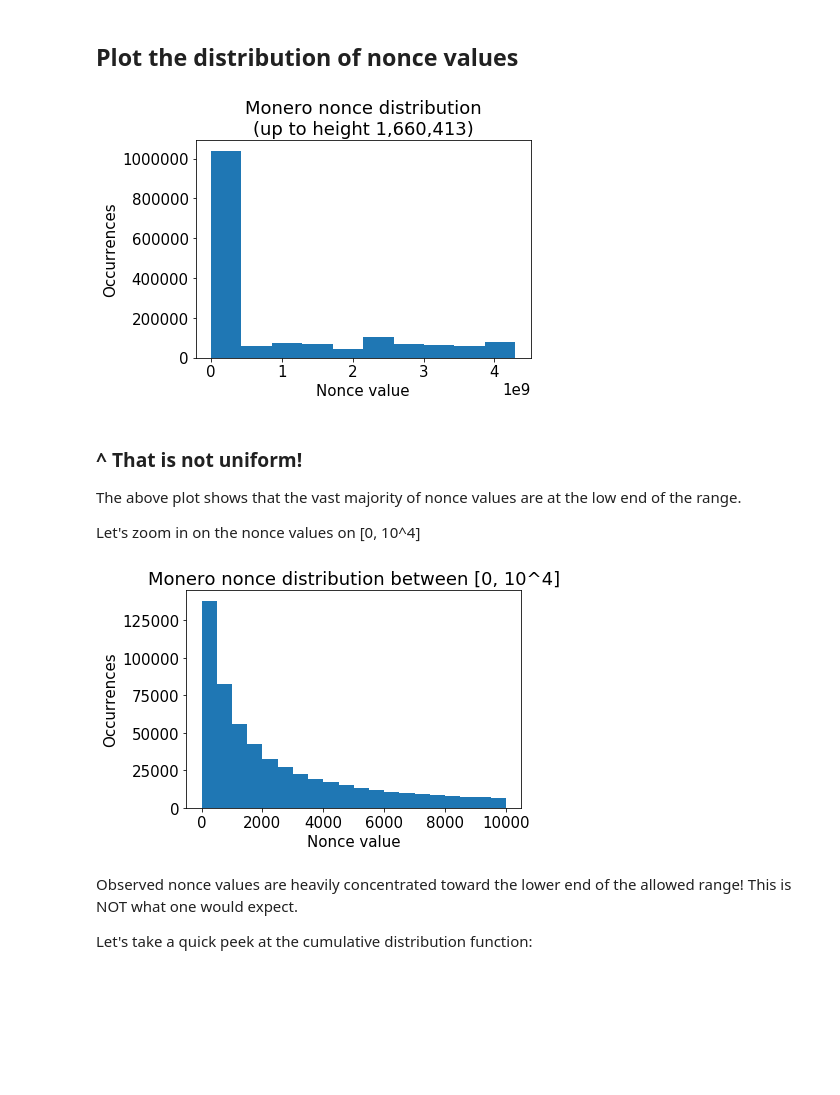
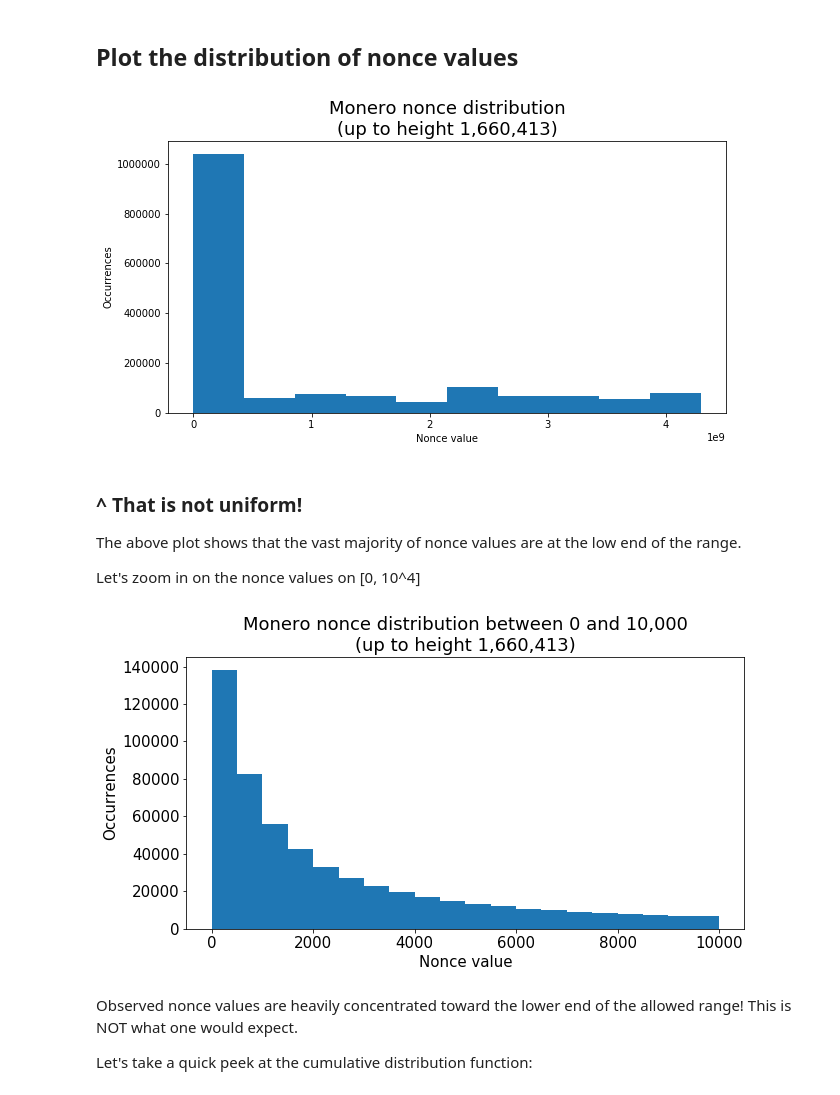
Before and after one commit to noncesense-research-lab/nonce_distribution, a Jupyter notebook: nonce_distribution.ipynb, the cells around one changed output. Drawn from its saved outputs; the diff is of its cells as text; code cells hidden in the pictures; blank space fills up the shorter version.

Commit message:
Updated plots

```diff
--- a/nonce_distribution.ipynb
+++ b/nonce_distribution.ipynb
@@ -46,25 +46,27 @@ df.describe()
 # %% [markdown]
 ## Plot the distribution of nonce values
 # %%
+fig, ax = plt.subplots(figsize=(10, 5))
 plt.rcParams.update({'font.size': 15})
 plt.hist(df.nonce,bins=10);
 plt.title('Monero nonce distribution\n(up to height 1,660,413)');
 plt.ylabel('Occurrences');
 plt.xlabel('Nonce value');
 # %% [output]
-[figure, old version]
+[figure, new version]
 # %% [markdown]
 ### ^ That is not uniform!
 The above plot shows that the vast majority of nonce values are at the low end of the range.
 
 Let's zoom in on the nonce values on [0, 10^4]
 # %%
+fig, ax = plt.subplots(figsize=(10, 5))
 plt.hist(df.nonce[df.nonce<1e4], bins=20);
-plt.title('Monero nonce distribution between [0, 10^4]');
+plt.title('Monero nonce distribution between 0 and 10,000\n(up to height 1,660,413)');
 plt.ylabel('Occurrences');
 plt.xlabel('Nonce value');
 # %% [output]
-[figure, old version]
+[figure, new version]
 # %% [markdown]
 Observed nonce values are heavily concentrated toward the lower end of the allowed range! This is NOT what one would expect.
 
```
Also changed, not shown: parts of 1 cell of this notebook, 4 other files.
